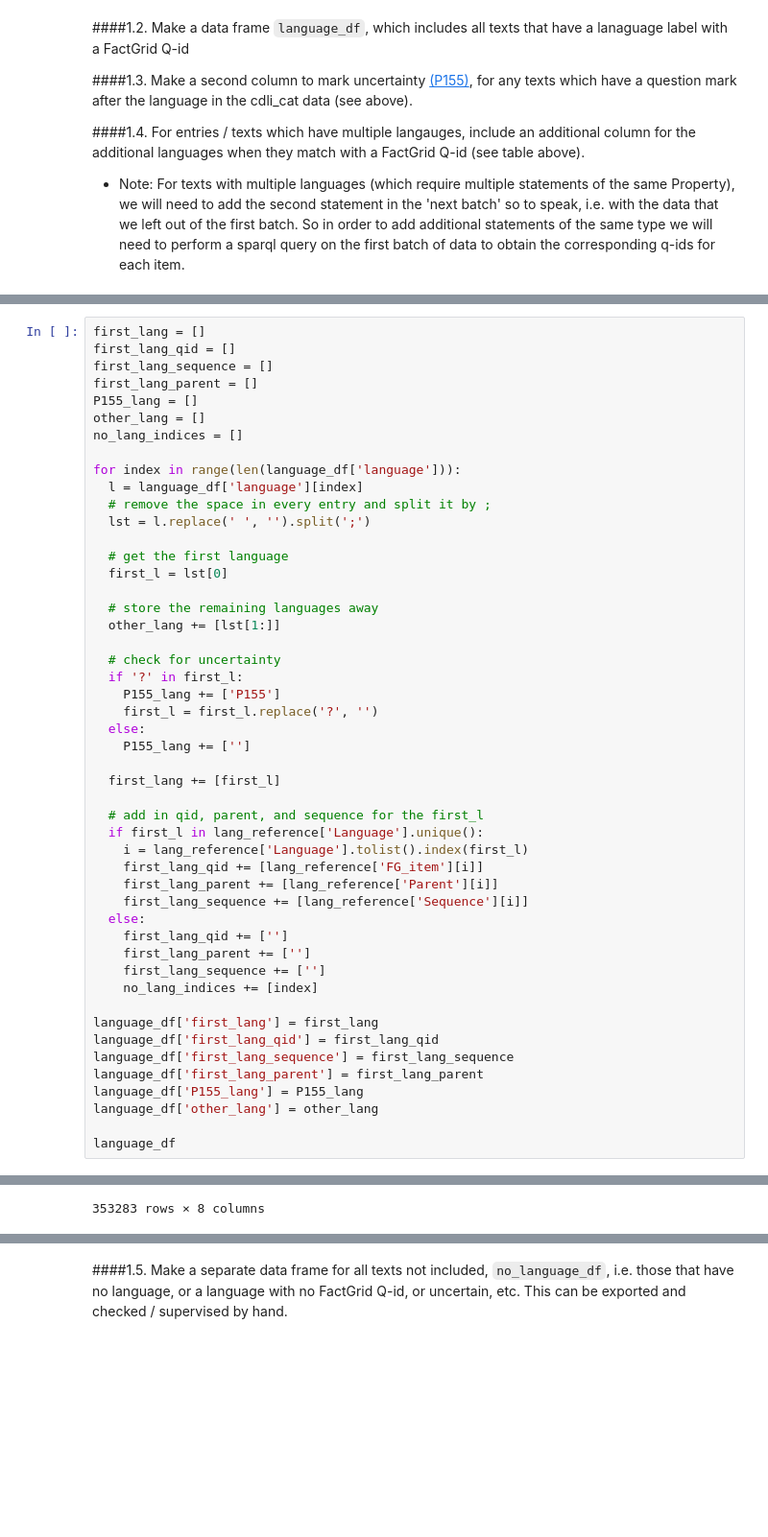
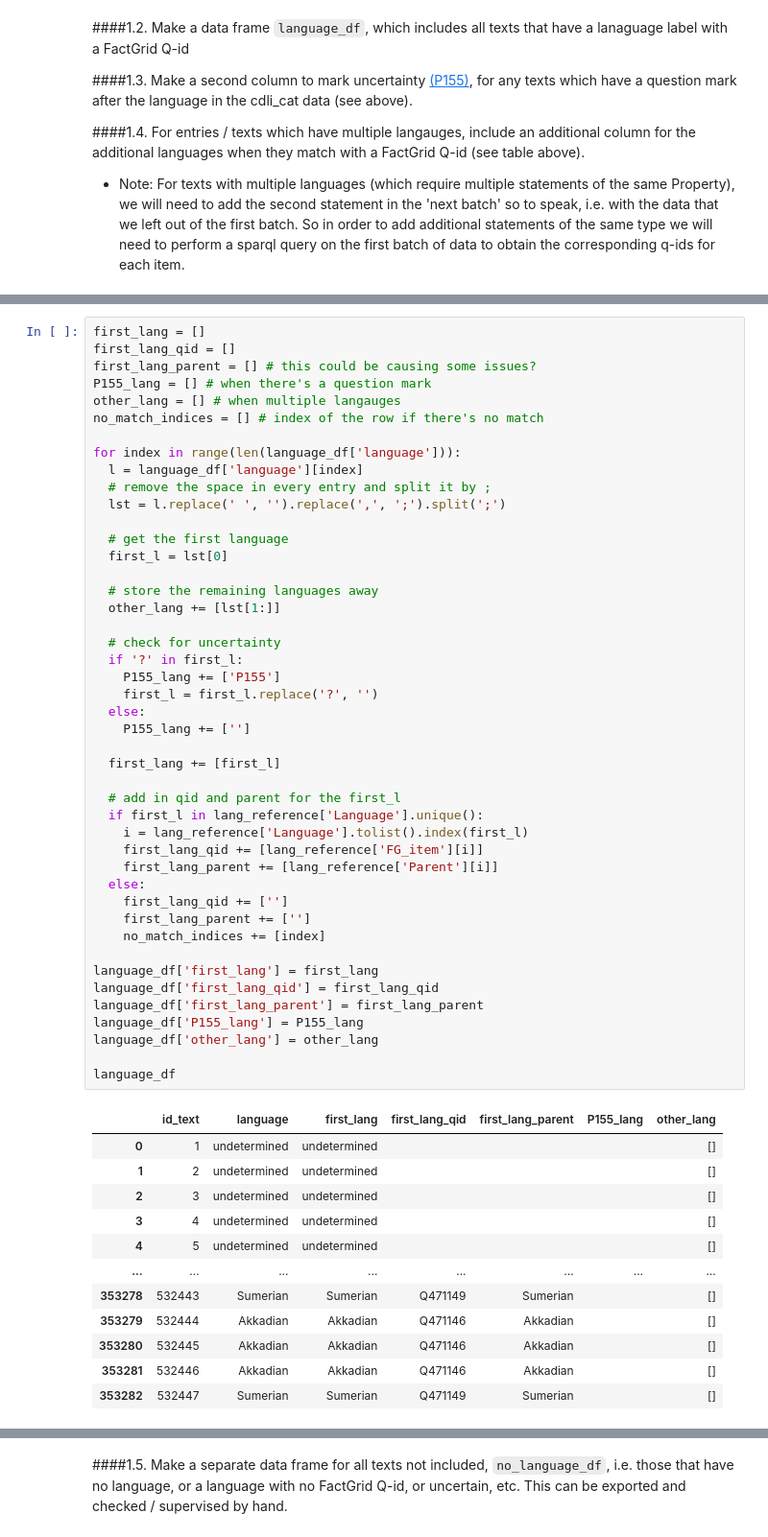
Before and after one commit to ancient-world-citation-analysis/CDLI2LoD, a Jupyter notebook: cdli_cat.ipynb, the cells around one changed output, grey strips where cells are left out. Shown: that part at 96% size. Drawn from its saved outputs; the diff is of its cells as text; blank space fills up the shorter version.

```diff
--- a/cdli_cat.ipynb
+++ b/cdli_cat.ipynb
@@ -256,50 +248,58 @@ array(['undetermined', 'Sumerian', 'Sumerian ?', 'Akkadian', '',
 # %%
 first_lang = []
 first_lang_qid = []
-first_lang_sequence = []
-first_lang_parent = []
-P155_lang = []
-other_lang = []
-no_lang_indices = []
+first_lang_parent = [] # this could be causing some issues?
+P155_lang = [] # when there's a question mark
+other_lang = [] # when multiple langauges
+no_match_indices = [] # index of the row if there's no match
 
 for index in range(len(language_df['language'])):
   l = language_df['language'][index]
   # remove the space in every entry and split it by ;
-  lst = l.replace(' ', '').split(';')
+  lst = l.replace(' ', '').replace(',', ';').split(';')
 
   # get the first language
   first_l = lst[0]
 
   # store the remaining languages away
   other_lang += [lst[1:]]
 
   # check for uncertainty
   if '?' in first_l:
     P155_lang += ['P155']
     first_l = first_l.replace('?', '')
   else:
     P155_lang += ['']
 
   first_lang += [first_l]
 
-  # add in qid, parent, and sequence for the first_l
+  # add in qid and parent for the first_l
   if first_l in lang_reference['Language'].unique():
     i = lang_reference['Language'].tolist().index(first_l)
     first_lang_qid += [lang_reference['FG_item'][i]]
     first_lang_parent += [lang_reference['Parent'][i]]
-    first_lang_sequence += [lang_reference['Sequence'][i]]
   else:
     first_lang_qid += ['']
     first_lang_parent += ['']
-    first_lang_sequence += ['']
-    no_lang_indices += [index]
+    no_match_indices += [index]
 
 language_df['first_lang'] = first_lang
 language_df['first_lang_qid'] = first_lang_qid
-language_df['first_lang_sequence'] = first_lang_sequence
 language_df['first_lang_parent'] = first_lang_parent
 language_df['P155_lang'] = P155_lang
 language_df['other_lang'] = other_lang
 
 language_df
 # %% [output]
+|  | id_text | language | first_lang | first_lang_qid | first_lang_parent | P155_lang | other_lang |
+| 0 | 1 | undetermined | undetermined |  |  |  | [] |
+| 1 | 2 | undetermined | undetermined |  |  |  | [] |
+| 2 | 3 | undetermined | undetermined |  |  |  | [] |
+| 3 | 4 | undetermined | undetermined |  |  |  | [] |
+| 4 | 5 | undetermined | undetermined |  |  |  | [] |
+| ... | ... | ... | ... | ... | ... | ... | ... |
+| 353278 | 532443 | Sumerian | Sumerian | Q471149 | Sumerian |  | [] |
+| 353279 | 532444 | Akkadian | Akkadian | Q471146 | Akkadian |  | [] |
+| 353280 | 532445 | Akkadian | Akkadian | Q471146 | Akkadian |  | [] |
+| 353281 | 532446 | Akkadian | Akkadian | Q471146 | Akkadian |  | [] |
+| 353282 | 532447 | Sumerian | Sumerian | Q471149 | Sumerian |  | [] |
@@ -335 +306,0 @@ See the caveats in the documentation: https://pandas.pydata.org/pandas-docs/stab
-353283 rows × 8 columns
```
Also changed, not shown: parts of 23 cells of this notebook.
